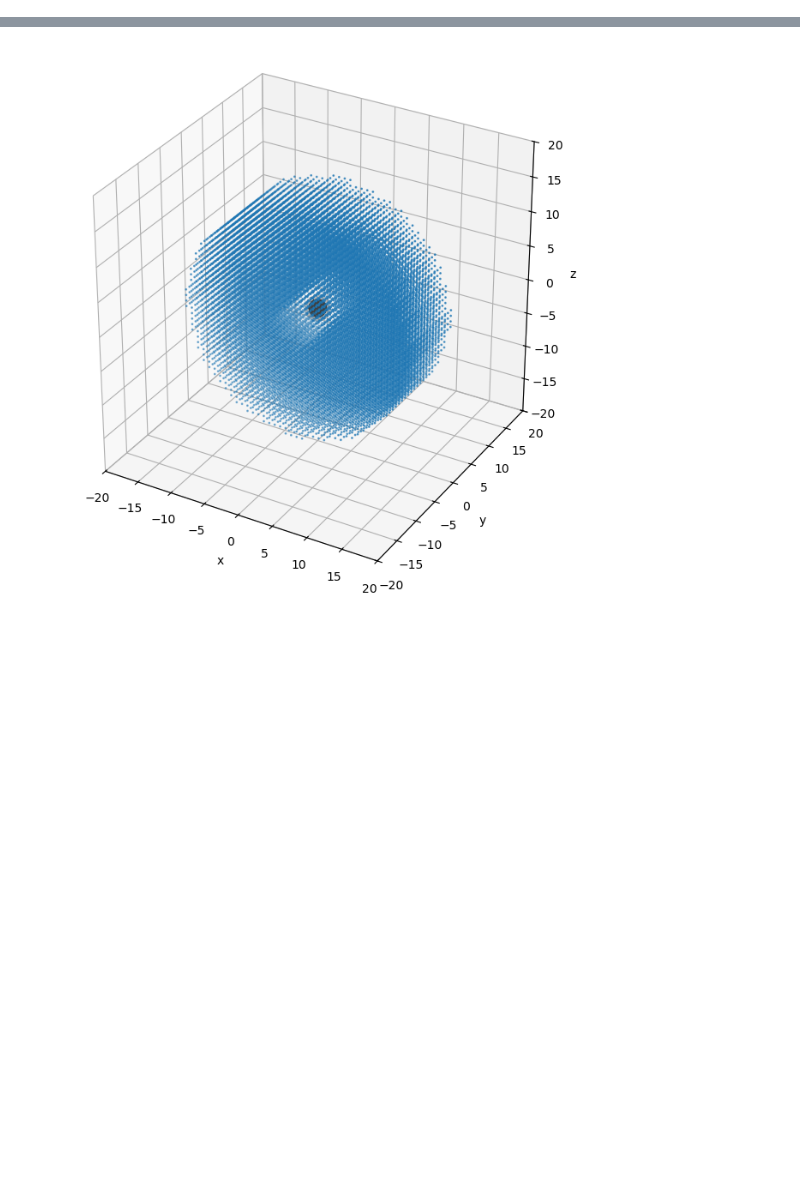
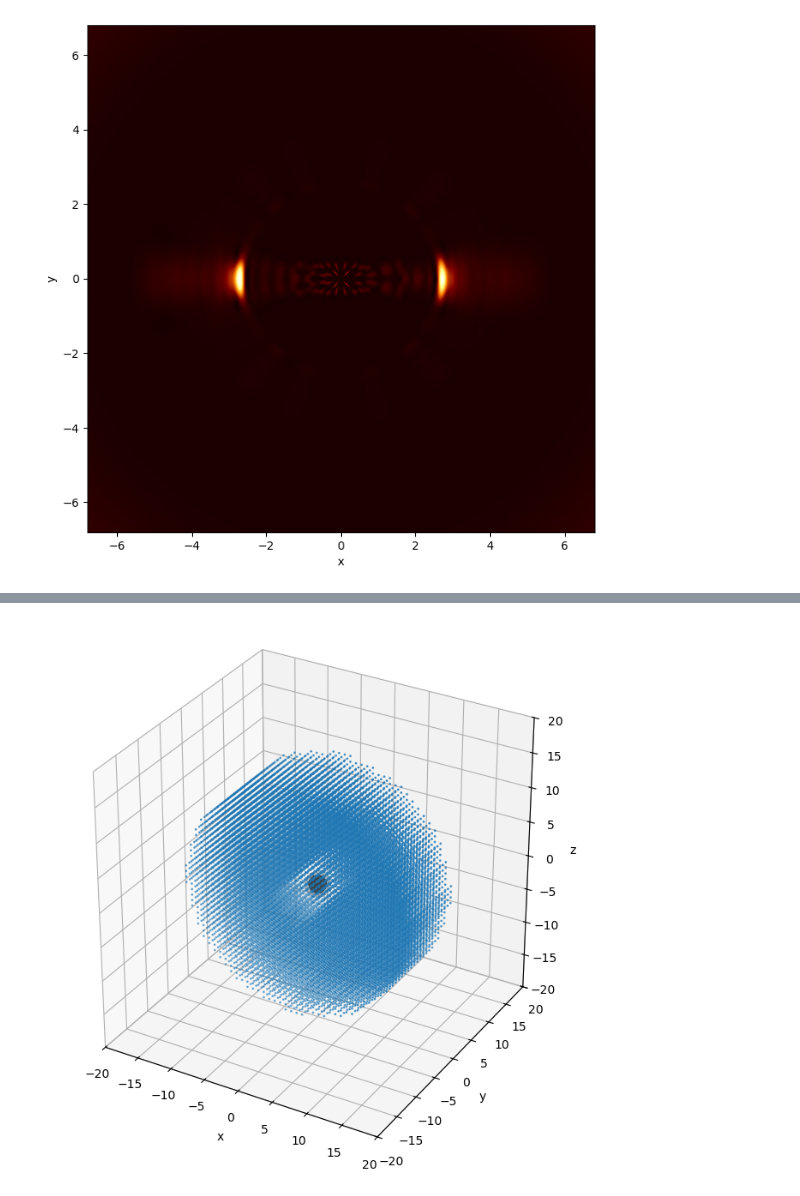
Before and after one commit to laurenssmulders/orbyts_black_hole_shadows, a Jupyter notebook: test.ipynb, the cells around one changed output, grey strips where cells are left out. Saved outputs shown, nothing was run; the diff lists cells and outputs as text; code cells hidden in the pictures; blank space fills up the shorter version.

```diff
--- a/test.ipynb
+++ b/test.ipynb
@@ -59,0 +64,4 @@ box.plot_image(smoothing=1)
+# %%
+box.plot_image(smoothing=0, cmap="afmhot")
+# %% [output]
+[figure, added]
```
Also changed, not shown: parts of 12 cells of this notebook, 1 other file.
